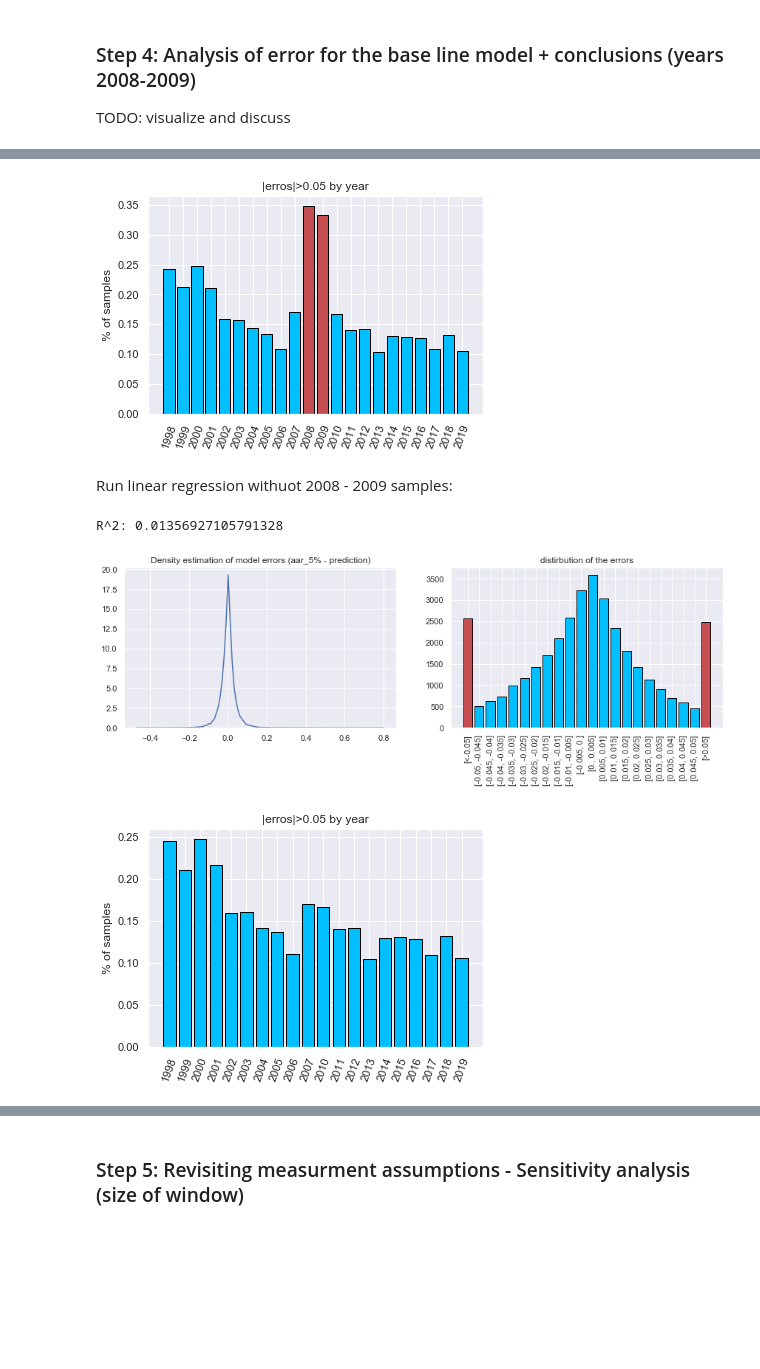
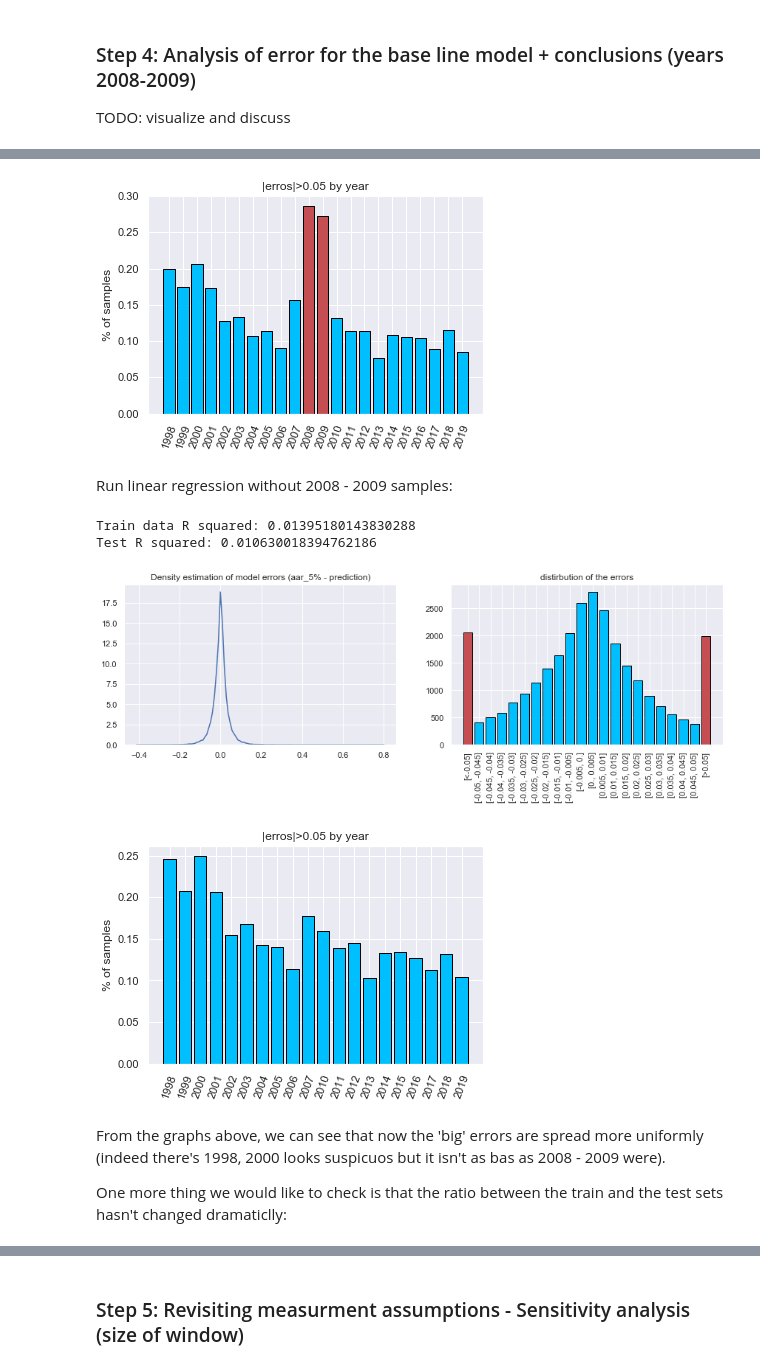
Before and after one commit to DeanCarmeli/DataSci, a Jupyter notebook: ProjectNotebook.ipynb, the cells around one changed output, grey strips where cells are left out. Cells and saved outputs as stored; diff of their text form; code cells hidden in the pictures; blank space fills up the shorter version.

```diff
--- a/ProjectNotebook.ipynb
+++ b/ProjectNotebook.ipynb
@@ -198,5 +225,6 @@ We will predict arr_5% instead of aar_5.
 # %% [markdown]
 **Train/Test Split**<br/>
 Before we proceed we will split our data into train and test sets.
-# %%
-df_train, df_test = main.train_test_split(df)
+# %%
+df_train, df_test = main.my_split_test_train(df, test_size = 0.2)
+df_test.shape[0]/df_train.shape[0]
@@ -232,6 +262,8 @@ The cost of implementing such a strict dividend policy is losing alot of samples
 **Linear regression as baseline**<br/>
 Use simple linear regression on our data:
 # %%
-bl_model_data = main.generate_bl_model_data(df, print_ = False, y_col = 'aar_5%')
-bl_model = regression_models.run_linear_reg(bl_model_data, y_col = 'aar_5%')
+data_train = main.generate_bl_model_data(df_train, print_ = False, y_col = 'aar_5%')
+data_test = main.generate_bl_model_data(df_test, print_ = False, y_col = 'aar_5%')
+bl_model = regression_models.run_linear_reg(data_train, y_col = 'aar_5%')
+print("Test R squared: {}".format(regression_models.r_squared(bl_model, data_test, y_col = 'aar_5%')))
 # %% [output]
@@ -256,20 +288,25 @@ visualize.plot_error_by_year(df, preds, by = 'sector')
 # %%
-visualize.plot_error_by_year(df, preds)
+visualize.plot_error_by_year(df_train, preds)
 # %% [output]
-[figure, old version]
+[figure, new version]
 # %% [markdown]
-Run linear regression withuot 2008 - 2009 samples:
+Run linear regression without 2008 - 2009 samples:
 # %%
-imp.reload(visualize)
-bl_model_data_no0809, year_col = main.generate_bl_model_data(df, drop_08_09=True, return_year = True,print_ = False, y_col = 'aar_5%')
-bl_model_no0809 = regression_models.run_linear_reg(bl_model_data_no0809, y_col = "aar_5%")
+data_train_no0809, year_col_train = main.generate_bl_model_data(df_train, drop_08_09=True, return_year = True,print_ = False, y_col = 'aar_5%')
+data_test_no0809, year_col_test = main.generate_bl_model_data(df_test, drop_08_09=True, return_year = True,print_ = False, y_col = 'aar_5%')
+bl_model_no0809 = regression_models.run_linear_reg(data_train_no0809, test_data = data_test_no0809, y_col = "aar_5%")
 # %% [output]
-R^2: 0.01356927105791328
+Train data R squared: 0.01395180143830288
+Test R squared: 0.010630018394762186
 # %%
-preds_no_0809 = regression_models.predict_linear_reg(bl_model_no0809, bl_model_data_no0809, y_col = 'aar_5%')
-bl_model_data_no0809['year'] = year_col
-visualize.plot_errors_dist(bl_model_data_no0809, preds_no_0809)
-visualize.plot_error_by_year(bl_model_data_no0809, preds_no_0809, color_0809 = False)
+preds_no_0809 = regression_models.predict_linear_reg(bl_model_no0809, data_train_no0809, y_col = 'aar_5%')
+data_train_no0809['year'] = year_col_train
+visualize.plot_errors_dist(data_train_no0809, preds_no_0809)
+visualize.plot_error_by_year(data_train_no0809, preds_no_0809, color_0809 = False)
 # %% [output]
-[figure, old version]
+[figure, new version]
-[figure, old version]
+[figure, new version]
+# %% [markdown]
+From the graphs above, we can see that now the 'big' errors are spread more uniformly (indeed there's 1998, 2000 looks suspicuos but it isn't as bas as 2008 - 2009 were).
+
+One more thing we would like to check is that the ratio between the train and the test sets hasn't changed dramaticlly:
```
Also changed, not shown: parts of 32 cells of this notebook, 3 other files.
